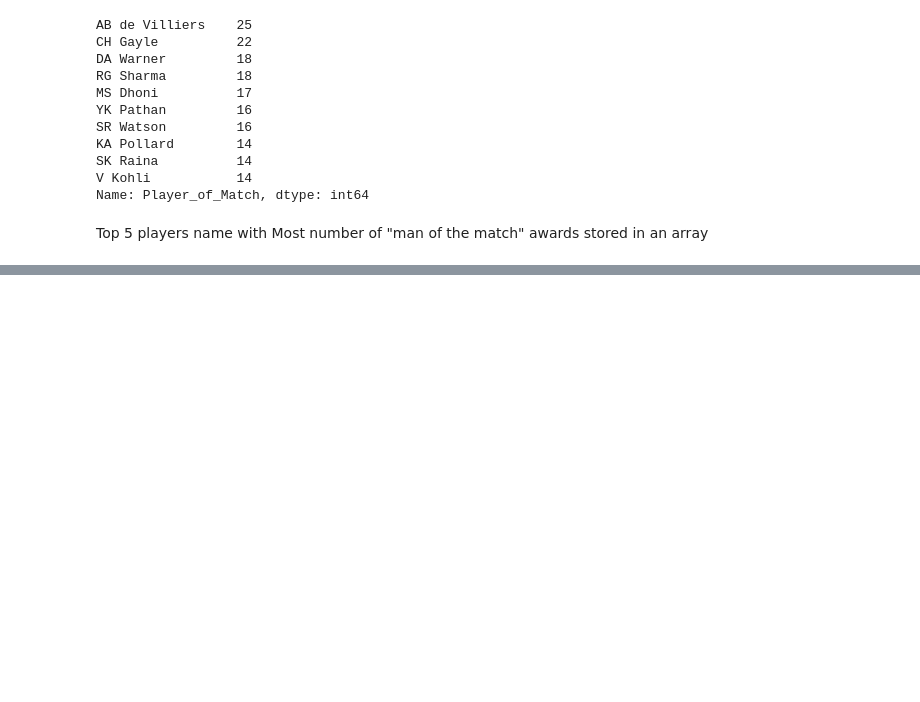
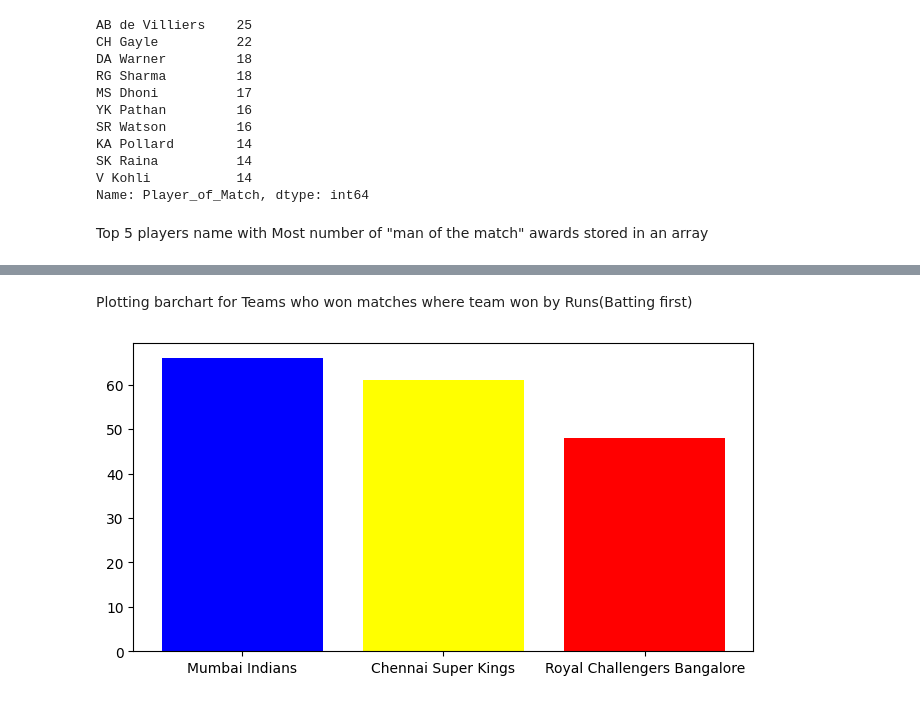
Before and after one commit to tusharmaurya267/IPL-in-Python, a Jupyter notebook: IPL.ipynb, the cells around one changed output, grey strips where cells are left out. Cells and saved outputs as stored; diff of their text form; code cells hidden in the pictures; blank space fills up the shorter version.

```diff
--- a/IPL.ipynb
+++ b/IPL.ipynb
@@ -76,0 +130,3 @@ l1
+# %%
+win_team = batting_first['WinningTeam'].value_counts()
+win_team
@@ -76,0 +153,8 @@ l1
+# %% [markdown]
+Plotting barchart for Teams who won matches where team won by Runs(Batting first)
+# %%
+plt.figure(figsize = (8,4))
+plt.bar(list(win_team[0:3].keys()) , list(win_team[0:3]) , color = ['blue' , 'yellow' , 'red'])
+plt.show()
+# %% [output]
+[figure, added]
```
Also changed, not shown: parts of 41 cells of this notebook.
